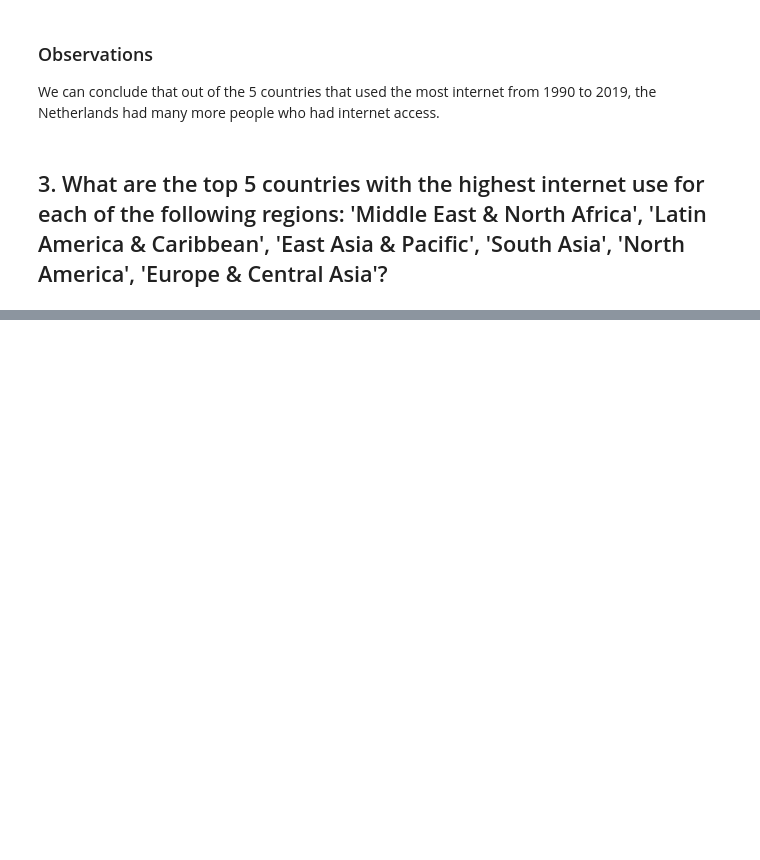
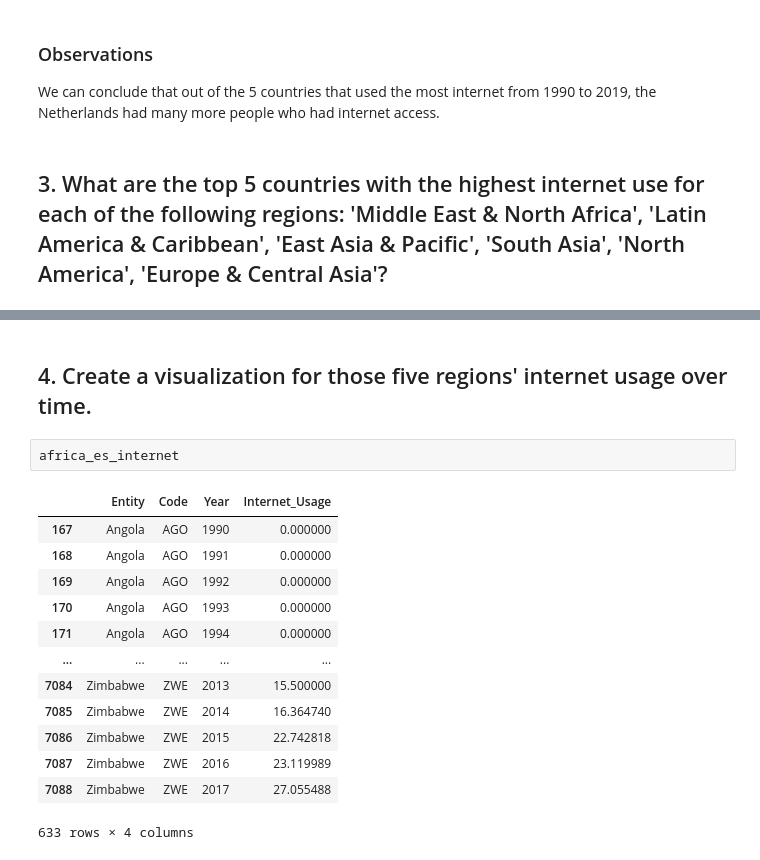
Before and after one commit to PaulAnicet97/Data_analysis, a Jupyter notebook: How Much of the World Has Access to the Internet/notebook.ipynb, the cells around one changed output, grey strips where cells are left out. Cells and saved outputs as stored; diff of their text form; blank space fills up the shorter version.

```diff
--- a/How Much of the World Has Access to the Internet/notebook.ipynb
+++ b/How Much of the World Has Access to the Internet/notebook.ipynb
@@ -278,0 +382,18 @@ We can conclude that out of the 5 countries that used the most internet from 199
+# %% [markdown]
+## 4. Create a visualization for those five regions' internet usage over time.
+# %%
+africa_es_internet
+# %% [output]
+|  | Entity | Code | Year | Internet_Usage |
+| 167 | Angola | AGO | 1990 | 0.000000 |
+| 168 | Angola | AGO | 1991 | 0.000000 |
+| 169 | Angola | AGO | 1992 | 0.000000 |
+| 170 | Angola | AGO | 1993 | 0.000000 |
+| 171 | Angola | AGO | 1994 | 0.000000 |
+| ... | ... | ... | ... | ... |
+| 7084 | Zimbabwe | ZWE | 2013 | 15.500000 |
+| 7085 | Zimbabwe | ZWE | 2014 | 16.364740 |
+| 7086 | Zimbabwe | ZWE | 2015 | 22.742818 |
+| 7087 | Zimbabwe | ZWE | 2016 | 23.119989 |
+| 7088 | Zimbabwe | ZWE | 2017 | 27.055488 |
+633 rows × 4 columns
```
Also changed, not shown: parts of 15 cells of this notebook, 1 other file.
